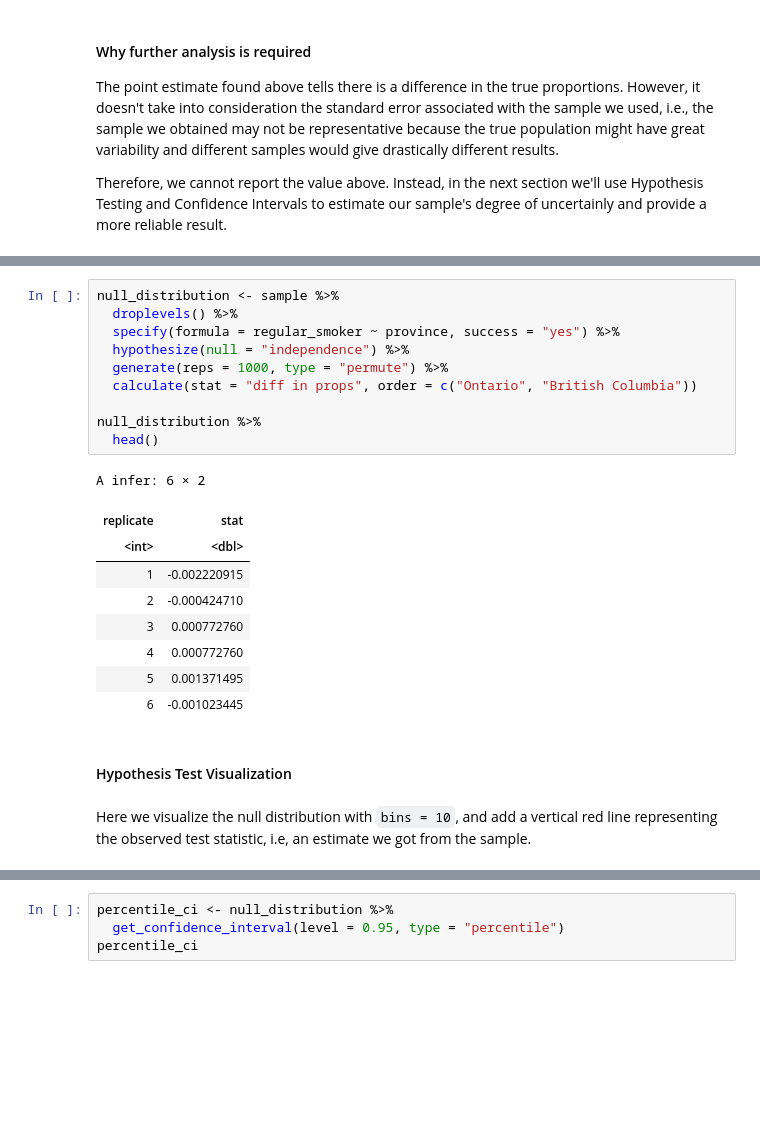
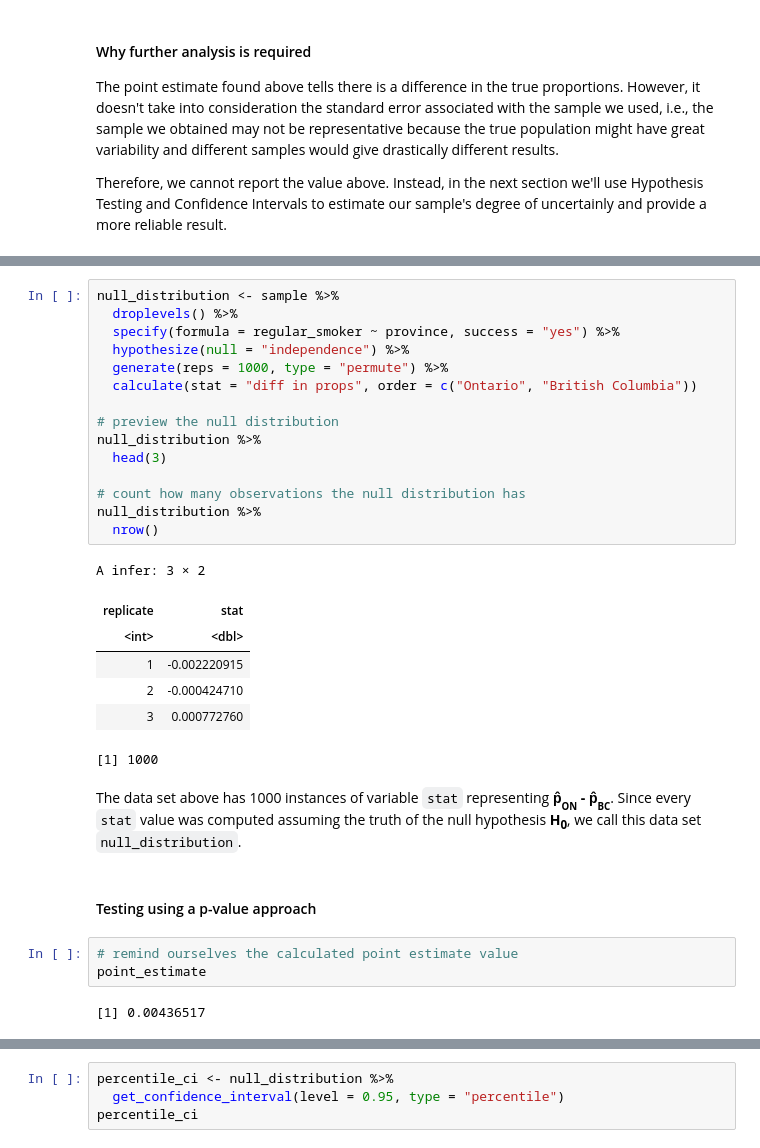
Before and after one commit to Ihor16/stat-201-project, a Jupyter notebook: Final Report.ipynb, the cells around one changed output, grey strips where cells are left out. Saved outputs shown, nothing was run; the diff lists cells and outputs as text; blank space fills up the shorter version.

Commit message:
finished p-value approach

```diff
--- a/Final Report.ipynb
+++ b/Final Report.ipynb
@@ -242,24 +252,32 @@ Calculation steps:
 # %%
 null_distribution <- sample %>%
   droplevels() %>%
   specify(formula = regular_smoker ~ province, success = "yes") %>%
   hypothesize(null = "independence") %>%
   generate(reps = 1000, type = "permute") %>%
   calculate(stat = "diff in props", order = c("Ontario", "British Columbia"))
 
+# preview the null distribution
 null_distribution %>%
-  head()
+  head(3)
+
+# count how many observations the null distribution has
+null_distribution %>%
+  nrow()
 # %% [output]
-A infer: 6 × 2
+A infer: 3 × 2
 | replicate | stat |
 | <int> | <dbl> |
 | 1 | -0.002220915 |
 | 2 | -0.000424710 |
 | 3 | 0.000772760 |
-| 4 | 0.000772760 |
-| 5 | 0.001371495 |
-| 6 | -0.001023445 |
+[1] 1000
+# %% [markdown]
+The data set above has 1000 instances of variable `stat` representing **p̂<sub><sub>ON</sub></sub> - p̂<sub><sub>BC</sub></sub>**. Since every `stat` value was computed assuming the truth of the null hypothesis **H<sub>0</sub>**, we call this data set `null_distribution`.
 # %% [markdown]
-#### Hypothesis Test Visualization
+#### Testing using a p-value approach
-# %% [markdown]
-Here we visualize the null distribution with `bins = 10`, and add a vertical red line representing the observed test statistic, i.e, an estimate we got from the sample.
+# %%
+# remind ourselves the calculated point estimate value
+point_estimate
+# %% [output]
+[1] 0.00436517
```
Also changed, not shown: parts of 25 cells of this notebook.
